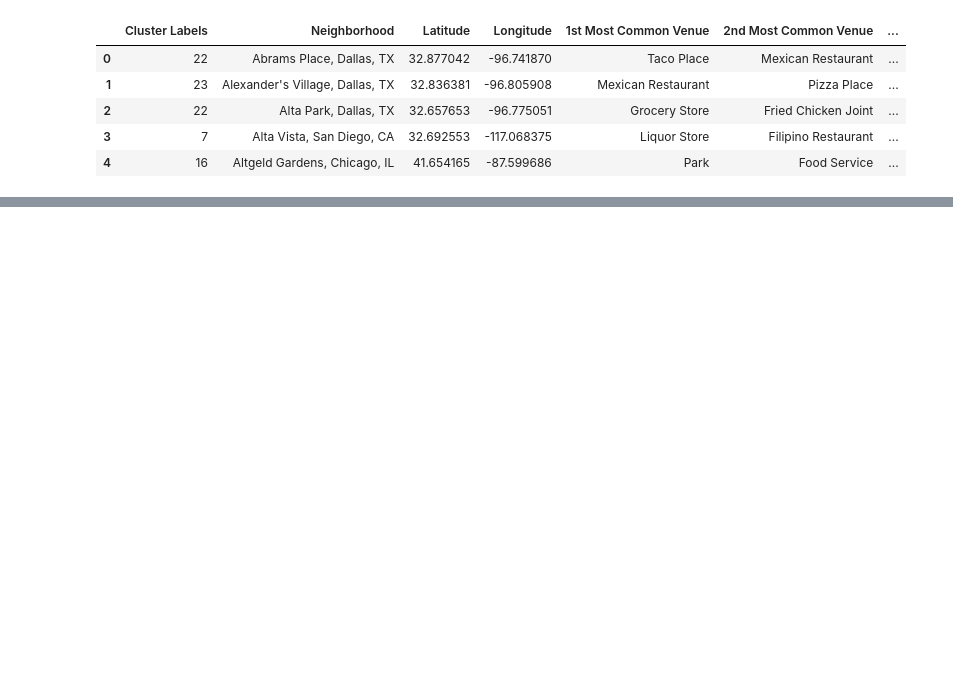
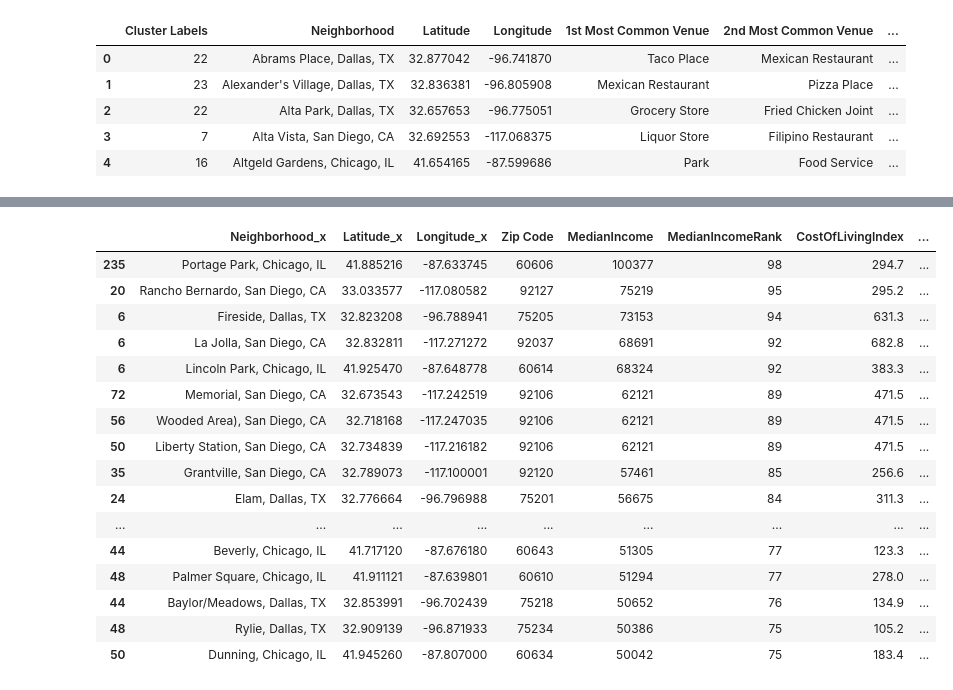
Before and after one commit to gtm1235/IBM_DS_Capstone, a Jupyter notebook: moving_challenge.ipynb, the cells around one changed output, grey strips where cells are left out. Drawn from its saved outputs; the diff is of its cells as text; code cells hidden in the pictures; blank space fills up the shorter version.

```diff
--- a/moving_challenge.ipynb
+++ b/moving_challenge.ipynb
@@ -1204,0 +1291,3 @@ map_clusters
+# %%
+ideal_home_df = venues_merged.loc[venues_merged['Cluster Labels']==21]
+ideal_home_df.head(30)
@@ -1204,0 +1312,28 @@ map_clusters
+# %%
+data_merged_1 = pd.merge(chicago_filtered, ideal_home_df, right_index=True, left_index=True)
+data_merged_2 = pd.merge(austin_filtered, ideal_home_df, right_index=True, left_index=True)
+data_merged_3 = pd.merge(dallas_filtered, ideal_home_df, right_index=True, left_index=True)
+data_merged_4 = pd.merge(jacksonville_filtered, ideal_home_df, right_index=True, left_index=True)
+data_merged_5 = pd.merge(san_diego_filtered, ideal_home_df, right_index=True, left_index=True)
+# %%
+ideal_cities_merged = pd.concat([data_merged_1, data_merged_2, data_merged_3, data_merged_4, data_merged_5])
+ideal_cities_income = ideal_cities_merged.loc[ideal_cities_merged['MedianIncome']>50000]
+ideal_cities_income.sort_values('MedianIncome', ascending=False)
+# %% [output]
+|  | Neighborhood_x | Latitude_x | Longitude_x | Zip Code | MedianIncome | MedianIncomeRank | CostOfLivingIndex | ... |
+| 235 | Portage Park, Chicago, IL | 41.885216 | -87.633745 | 60606 | 100377 | 98 | 294.7 | ... |
+| 20 | Rancho Bernardo, San Diego, CA | 33.033577 | -117.080582 | 92127 | 75219 | 95 | 295.2 | ... |
+| 6 | Fireside, Dallas, TX | 32.823208 | -96.788941 | 75205 | 73153 | 94 | 631.3 | ... |
+| 6 | La Jolla, San Diego, CA | 32.832811 | -117.271272 | 92037 | 68691 | 92 | 682.8 | ... |
+| 6 | Lincoln Park, Chicago, IL | 41.925470 | -87.648778 | 60614 | 68324 | 92 | 383.3 | ... |
+| 72 | Memorial, San Diego, CA | 32.673543 | -117.242519 | 92106 | 62121 | 89 | 471.5 | ... |
+| 56 | Wooded Area), San Diego, CA | 32.718168 | -117.247035 | 92106 | 62121 | 89 | 471.5 | ... |
+| 50 | Liberty Station, San Diego, CA | 32.734839 | -117.216182 | 92106 | 62121 | 89 | 471.5 | ... |
+| 35 | Grantville, San Diego, CA | 32.789073 | -117.100001 | 92120 | 57461 | 85 | 256.6 | ... |
+| 24 | Elam, Dallas, TX | 32.776664 | -96.796988 | 75201 | 56675 | 84 | 311.3 | ... |
+| ... | ... | ... | ... | ... | ... | ... | ... | ... |
+| 44 | Beverly, Chicago, IL | 41.717120 | -87.676180 | 60643 | 51305 | 77 | 123.3 | ... |
+| 48 | Palmer Square, Chicago, IL | 41.911121 | -87.639801 | 60610 | 51294 | 77 | 278.0 | ... |
+| 44 | Baylor/Meadows, Dallas, TX | 32.853991 | -96.702439 | 75218 | 50652 | 76 | 134.9 | ... |
+| 48 | Rylie, Dallas, TX | 32.909139 | -96.871933 | 75234 | 50386 | 75 | 105.2 | ... |
+| 50 | Dunning, Chicago, IL | 41.945260 | -87.807000 | 60634 | 50042 | 75 | 183.4 | ... |
```
Also changed, not shown: parts of 21 cells of this notebook.
